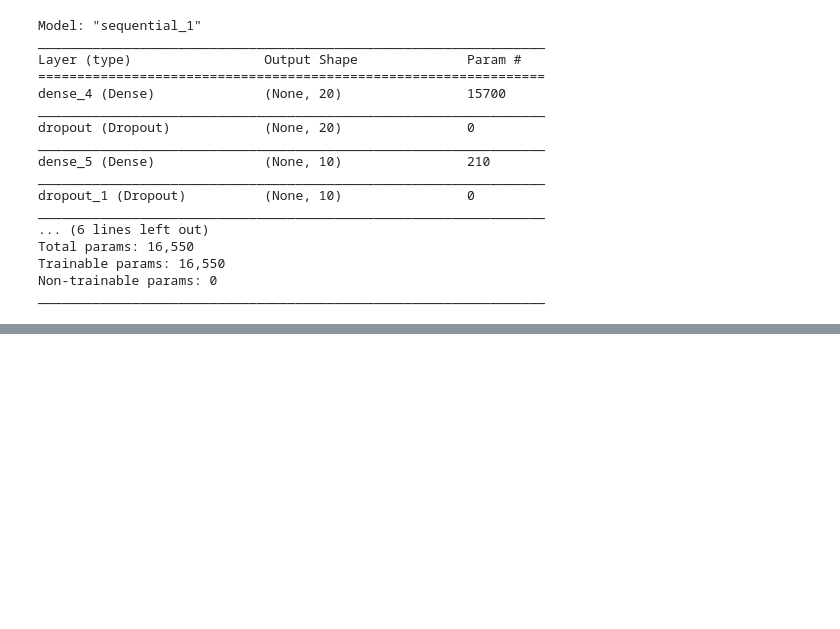
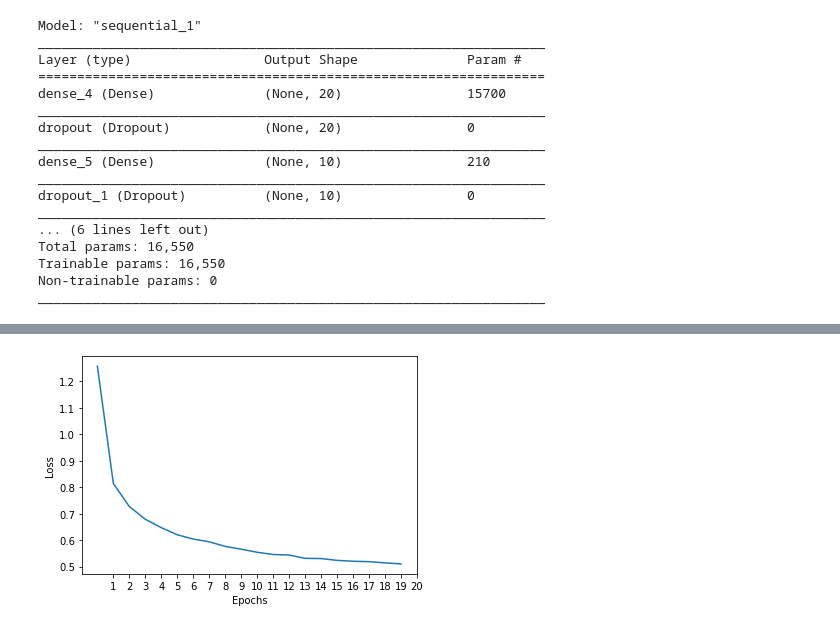
Before and after one commit to LuGeorgiev/Python-SoftUni, a Jupyter notebook: DeepLearning/02.TrainingImprovingNeuralNetworks/Training and improving neural networks.ipynb, the cells around one changed output, grey strips where cells are left out. Saved outputs shown, nothing was run; the diff lists cells and outputs as text; code cells hidden in the pictures; blank space fills up the shorter version.

```diff
--- a/DeepLearning/02.TrainingImprovingNeuralNetworks/Training and improving neural networks.ipynb
+++ b/DeepLearning/02.TrainingImprovingNeuralNetworks/Training and improving neural networks.ipynb
@@ -212,0 +264,14 @@ _________________________________________________________________
+# %%
+nn_model = Sequential([
+    Input(NUM_COLUMNS),
+    Dense(20, activation = "relu"),
+    Dropout(0.1,),
+
+    Dense(10, activation = "relu"),
+
+    BatchNormalization(), # use before Dense layer; used for NORMALIZATION
+    Dense(30, activation = "relu"),
+    Dropout(0.1,),
+
+    Dense(NUM_LABELS, activation="softmax", kernel_regularizer = reg, bias_regularizer = reg)
+])
@@ -212,0 +298,4 @@ _________________________________________________________________
+# %%
+nn_model.compile(optimizer = "adam", loss = "sparse_categorical_crossentropy")
+# %%
+history = nn_model.fit(fashion_attributes, fashion_labels, epochs = 20)
@@ -212,0 +320,8 @@ _________________________________________________________________
+# %%
+plt.plot(history.history["loss"])
+plt.xticks(range (1, len(history.history["loss"])+1))
+plt.xlabel("Epochs")
+plt.ylabel("Loss")
+plt.show()
+# %% [output]
+[figure, added]
```
Also changed, not shown: parts of 14 cells of this notebook.
